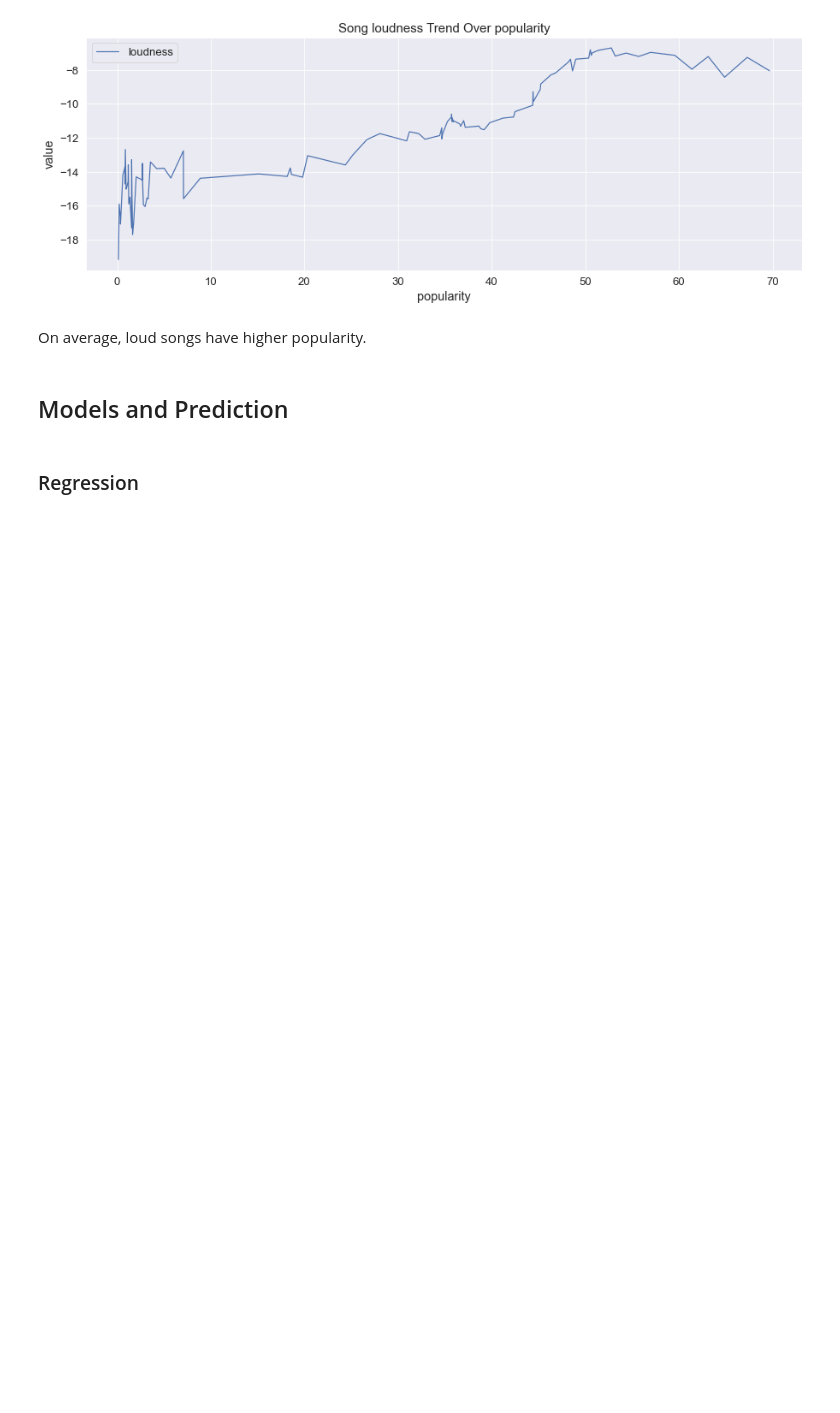
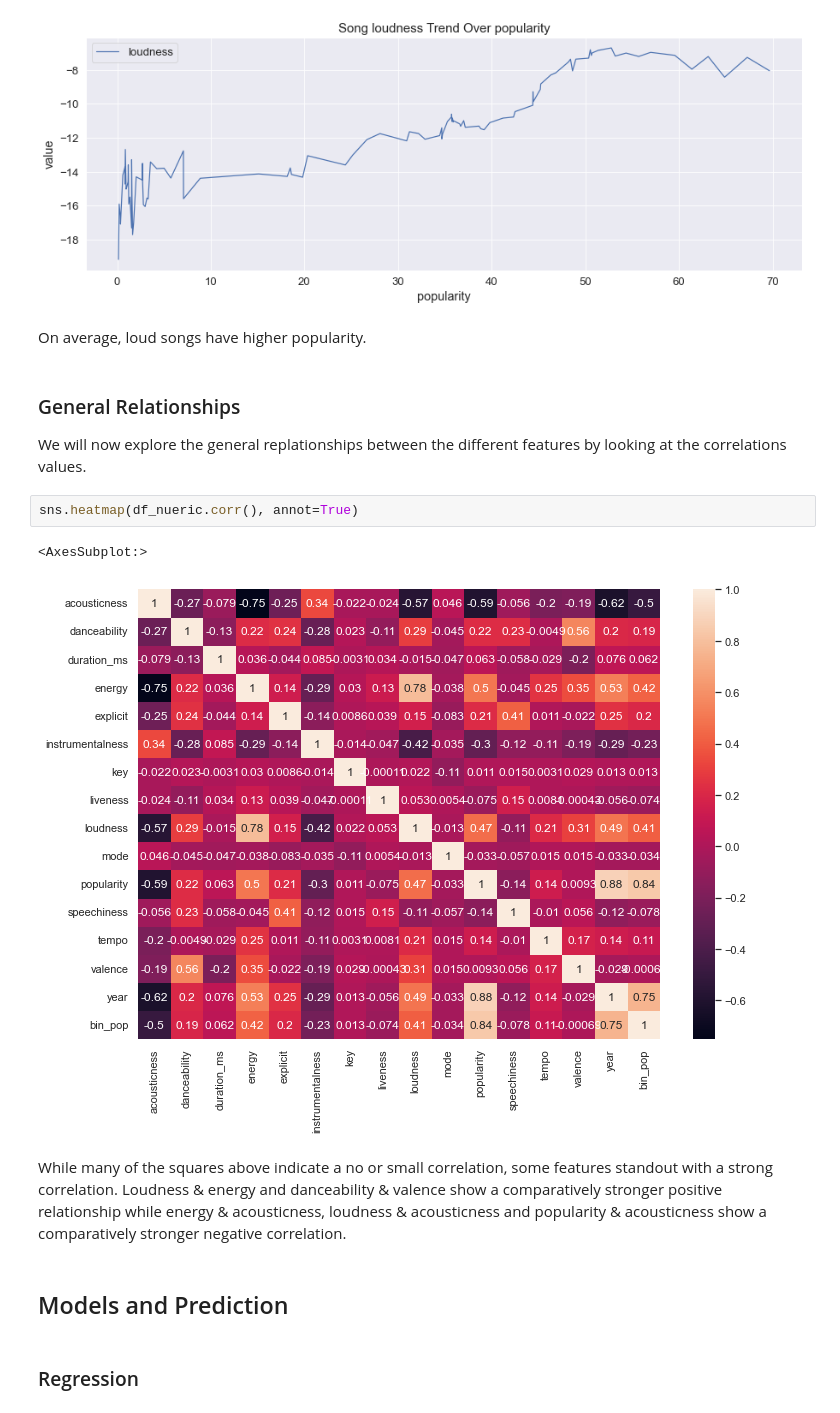
Before and after one commit to Mohammad-sakir/PDS_PROJ, a Jupyter notebook: analysis_spotify.ipynb, the cells around one changed output. Drawn from its saved outputs; the diff is of its cells as text; blank space fills up the shorter version.

```diff
--- a/analysis_spotify.ipynb
+++ b/analysis_spotify.ipynb
@@ -1042,6 +990,16 @@ plt.legend(['loudness'])
 [figure]
 # %% [markdown]
 On average, loud songs have higher popularity.
+# %% [markdown]
+### General Relationships
+We will now explore the general replationships between the different features by looking at the correlations values.
+# %%
+sns.heatmap(df_nueric.corr(), annot=True)
+# %% [output]
+<AxesSubplot:>
+[figure, added]
+# %% [markdown]
+While many of the squares above indicate a no or small correlation, some features standout with a strong correlation. Loudness & energy and danceability & valence show a comparatively stronger positive relationship while energy & acousticness, loudness & acousticness and popularity & acousticness show a comparatively stronger negative correlation.
 # %% [markdown]
 ## Models and Prediction
 # %% [markdown]
```
Also changed, not shown: parts of 35 cells of this notebook.
